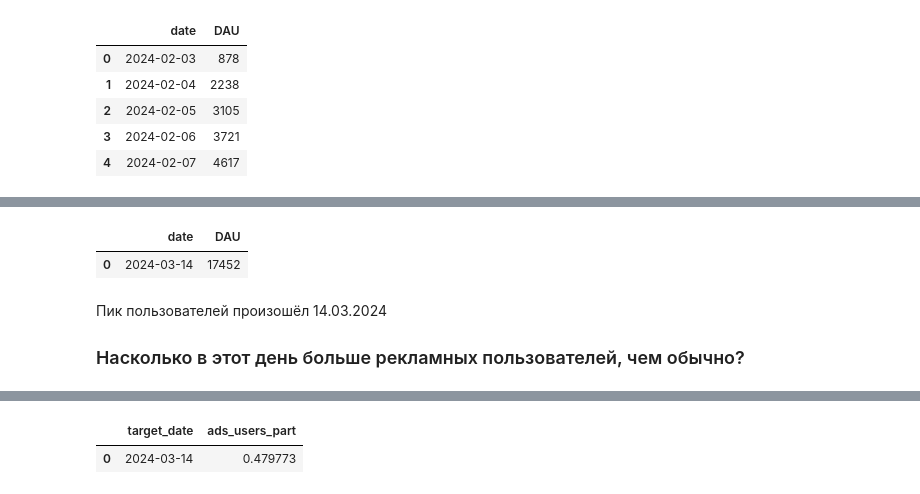
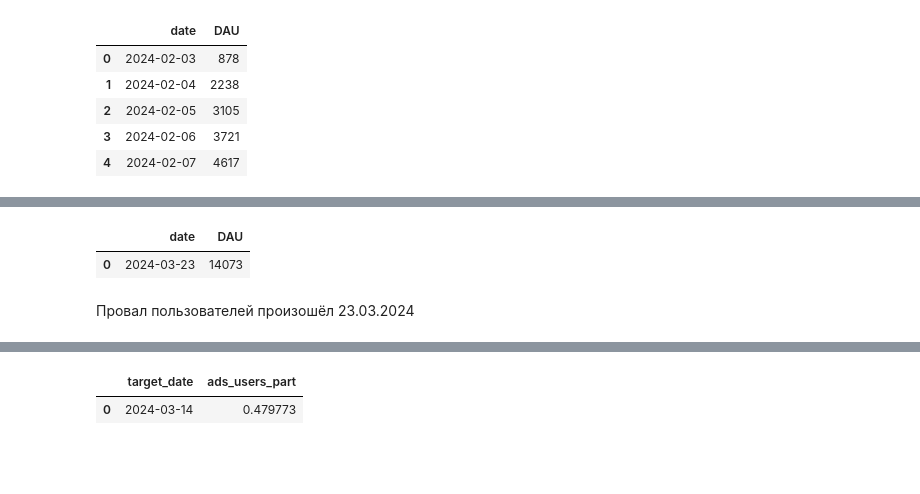
Before and after one commit to vsgrabchuk/KCSDA-metrics-falldown-analysis, a Jupyter notebook: KCSDA_metrics_falldown_analysis.ipynb, the cells around one changed output, grey strips where cells are left out. Drawn from its saved outputs; the diff is of its cells as text; code cells hidden in the pictures; blank space fills up the shorter version.

```diff
--- a/KCSDA_metrics_falldown_analysis.ipynb
+++ b/KCSDA_metrics_falldown_analysis.ipynb
@@ -61,18 +66,16 @@ px.line(df, x='date', y='DAU')
 # %%
 q = f"""
   SELECT
     DATE(time) AS date,
     COUNT(DISTINCT user_id) DAU
   FROM {db}.feed_actions
-  WHERE DATE(time)=toDate('2024-03-14')
+  WHERE date = toDate('2024-03-23')
   GROUP BY date
 """
 
 pandahouse.read_clickhouse(q, connection=connection)
 # %% [output]
 |  | date | DAU |
-| 0 | 2024-03-14 | 17452 |
+| 0 | 2024-03-23 | 14073 |
-# %% [markdown]
-Пик пользователей произошёл 14.03.2024
-
-### Насколько в этот день больше рекламных пользователей, чем  обычно?
+# %% [markdown]
+Провал пользователей произошёл 23.03.2024
```
Also changed, not shown: parts of 9 cells of this notebook.
